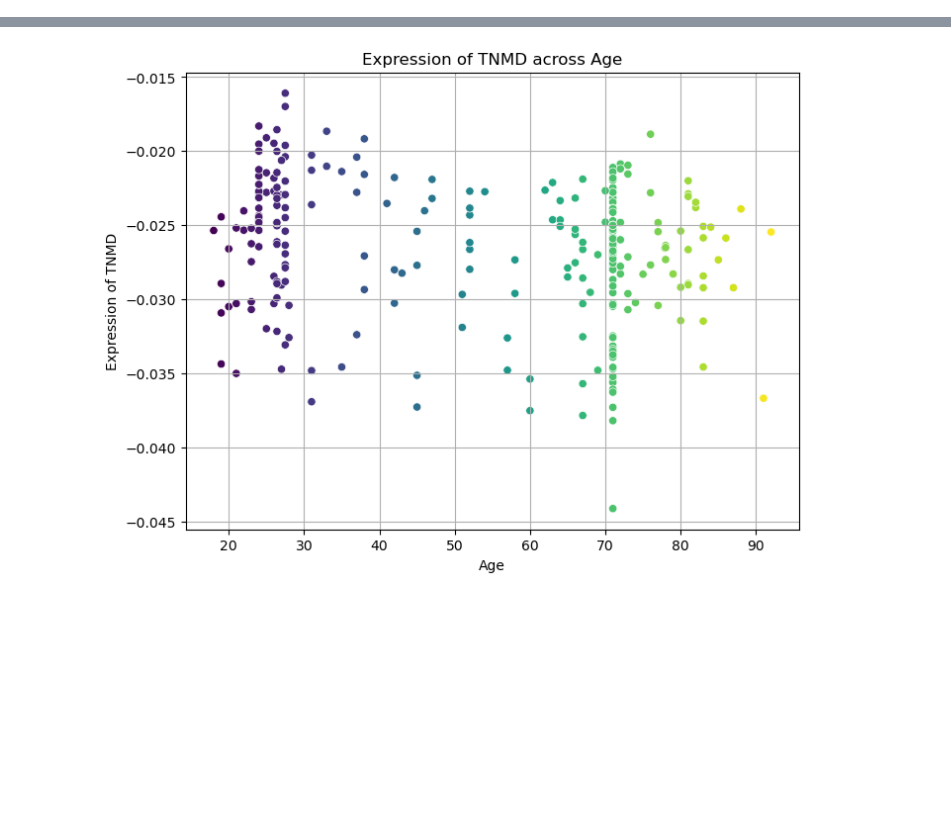
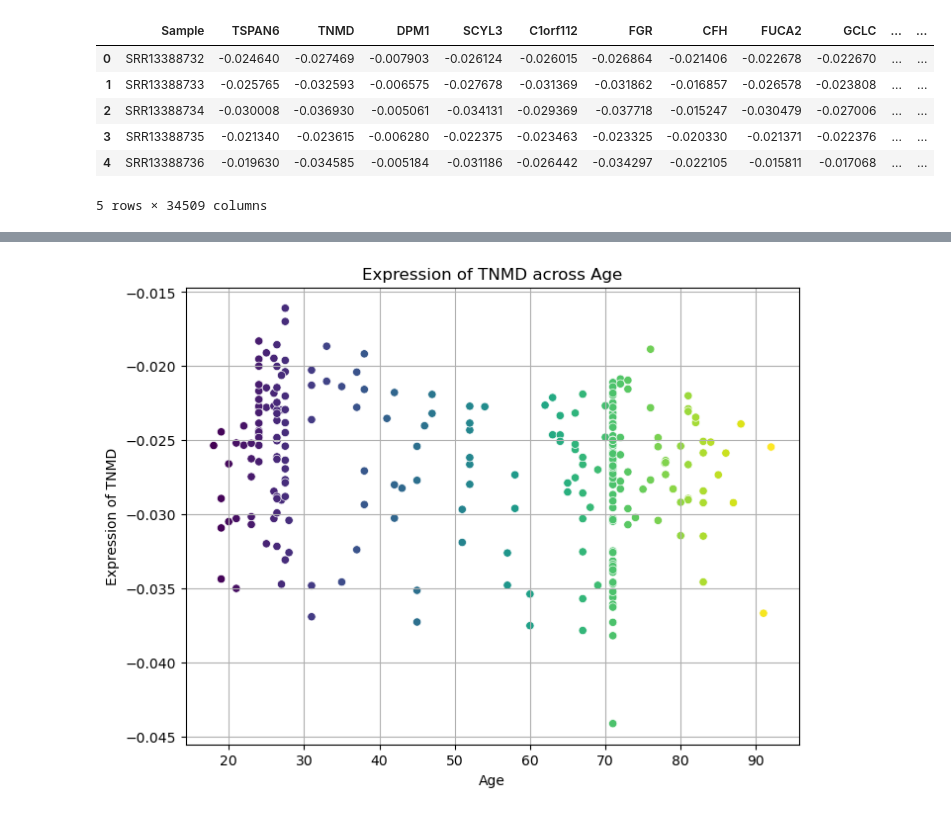
Before and after one commit to GuerreroVazquez/expression_profiles, a Jupyter notebook: Ploting_profiles.ipynb, the cells around one changed output, grey strips where cells are left out. Saved outputs shown, nothing was run; the diff lists cells and outputs as text; code cells hidden in the pictures; blank space fills up the shorter version.

```diff
--- a/Ploting_profiles.ipynb
+++ b/Ploting_profiles.ipynb
@@ -7,0 +52,10 @@ expression_data = pd.read_csv('data/RNAseq_z_score_adjustedCombat_just_age_symbo
+# %%
+expression_data.head()
+# %% [output]
+|  | Sample | TSPAN6 | TNMD | DPM1 | SCYL3 | C1orf112 | FGR | CFH | FUCA2 | GCLC | ... | ... |
+| 0 | SRR13388732 | -0.024640 | -0.027469 | -0.007903 | -0.026124 | -0.026015 | -0.026864 | -0.021406 | -0.022678 | -0.022670 | ... | ... |
+| 1 | SRR13388733 | -0.025765 | -0.032593 | -0.006575 | -0.027678 | -0.031369 | -0.031862 | -0.016857 | -0.026578 | -0.023808 | ... | ... |
+| 2 | SRR13388734 | -0.030008 | -0.036930 | -0.005061 | -0.034131 | -0.029369 | -0.037718 | -0.015247 | -0.030479 | -0.027006 | ... | ... |
+| 3 | SRR13388735 | -0.021340 | -0.023615 | -0.006280 | -0.022375 | -0.023463 | -0.023325 | -0.020330 | -0.021371 | -0.022376 | ... | ... |
+| 4 | SRR13388736 | -0.019630 | -0.034585 | -0.005184 | -0.031186 | -0.026442 | -0.034297 | -0.022105 | -0.015811 | -0.017068 | ... | ... |
+5 rows × 34509 columns
```
Also changed, not shown: parts of 7 cells of this notebook, 3 other files.
